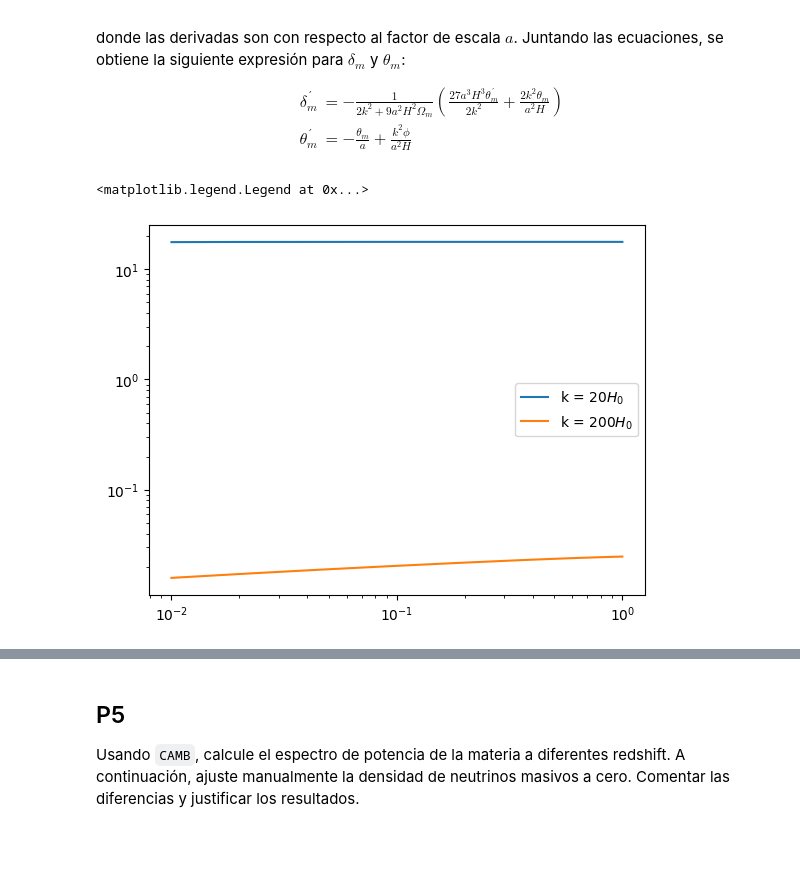
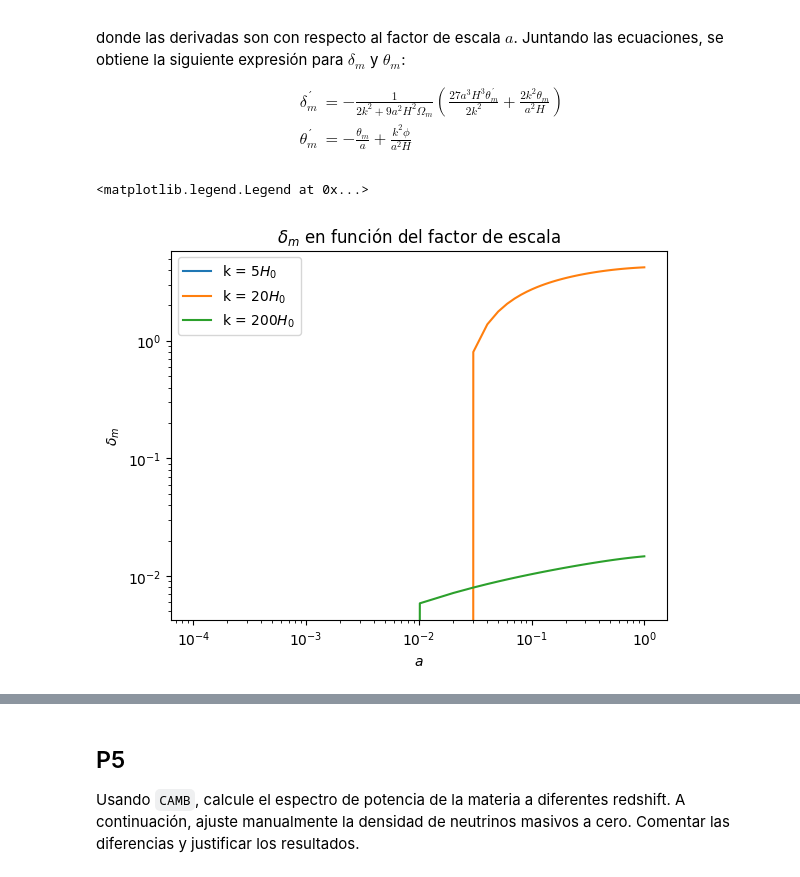
Before and after one commit to matias-z-s/tareasCosmo, a Jupyter notebook: Tarea 2/P4-P5-P6.ipynb, the cells around one changed output, grey strips where cells are left out. Cells and saved outputs as stored; diff of their text form; code cells hidden in the pictures; blank space fills up the shorter version.

```diff
--- a/Tarea 2/P4-P5-P6.ipynb
+++ b/Tarea 2/P4-P5-P6.ipynb
@@ -43,42 +43,48 @@ $$
 H_0 = 67
 O_m = 0.3
 O_lambda = 0.7
 delta_lambda = 10**(-3)
+c= 1
 
 # array de a
-a = np.linspace(10**(-2), 1, 1000)
+a = np.linspace(10**(-4), 1, 100)
 
 # función para calcular distintos k
 def k(factor):
-    return factor*H_0
+    return factor*(H_0/c)
 
 # se define el set de ecuaciones diferenciales a resolver
 def sist(a, p, k):
     delta_m, theta_m= p
 
     # hubble, potencial y cosas
-    H = H_0*np.sqrt(O_m*(a**(-3)) + O_lambda)
-    d = (1)/(2*(k**2) + 9*(a**2)*(H**2)*O_m)
+    H = (H_0/c)*np.sqrt(O_m*(a**(-3)) + O_lambda)
+    d = (2*(k**2) + 9*(a**2)*(H**2)*O_m)**(-1)
 
     # las cosas a resolver
-    delta_m_prima = d*((27*(a**2)*(H**3)*O_m*theta_m)/(k**2) +(81*(a**3)*(H**4)*(O_m**2)*delta_m)/(2*(k**2)) +(243*(a**4)*(H**5)*(O_m**2)*theta_m)/(2*(k**4)) + (2*(a**3)*(H**4)*O_m*O_lambda*delta_lambda)/(2*(k**2))-(2*(k**2)*theta_m)/((a**2)*H))
+    delta_m_prima = d*((27*(a**2)*(H**3)*O_m*theta_m)/(k**2) +(81*(a**3)*(H**4)*(O_m**2)*delta_m)/(2*(k**2)) +(243*(a**4)*(H**5)*(O_m**2)*theta_m)/(2*(k**4)) + (3*(a**3)*(H**4)*O_m*O_lambda*delta_lambda)/(2*(k**2))-(2*(k**2)*theta_m)/((a**2)*H))
     theta_m_prima = -(3/2)* H * (O_m*(delta_m * (3*a*H*theta_m)/(k**2)) +delta_lambda*O_lambda)- (theta_m)/(a)
 
     return [delta_m_prima, theta_m_prima]
 
 # condiciones iniciales
-delta_i = 0.01
-theta_i = 0.01
-#= solve_ivp(sist, (10**(-4), 1), [delta_i, theta_i], args=(k(1),),method='RK45',  t_eval=a)
-#k5= solve_ivp(sist, (10**(-4), 1), [delta_i, theta_i], args=(k(5),),method='DOP853', t_eval=a)
+delta_i = 0
+theta_i = 10**(-3)
+
+# si descomentas k1, la cosa explota (no se pq está mal)
+#k1= solve_ivp(sist, (10**(-4), 1), [delta_i, theta_i], args=(k(1),),method='RK45',  t_eval=a)
+k5= solve_ivp(sist, (10**(-4), 1), [delta_i, theta_i], args=(k(5),),method='DOP853', t_eval=a)
 k20= solve_ivp(sist, (10**(-4), 1), [delta_i, theta_i], args=(k(20),),method='DOP853', t_eval=a)
 k200= solve_ivp(sist, (10**(-4), 1), [delta_i, theta_i], args=(k(200),),method='DOP853', t_eval=a)
 
 #plt.plot(k1.t, k1.y[0], label = r'k = $H_0$')
-#plt.loglog(k5.t, k5.y[0], label = r'k = 5$H_0$')
+plt.loglog(k5.t, k5.y[0], label = r'k = 5$H_0$')
 plt.loglog(k20.t, k20.y[0], label = r'k = 20$H_0$')
-plt.plot(k200.t, k200.y[0], label = r'k = 200$H_0$')
+plt.loglog(k200.t, k200.y[0], label = r'k = 200$H_0$')
+plt.title(r'$\delta_m$ en función del factor de escala' )
+plt.xlabel(r'$a$')
+plt.ylabel(r'$\delta_m$')
 plt.legend()
 # %% [output]
 <matplotlib.legend.Legend at 0x...>
-[figure, old version]
+[figure, new version]
```
Also changed, not shown: parts of 2 cells of this notebook.
